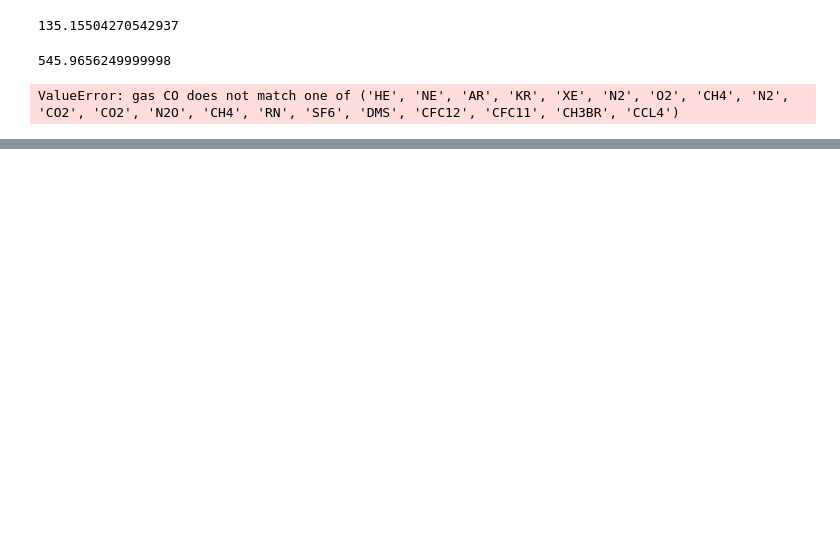
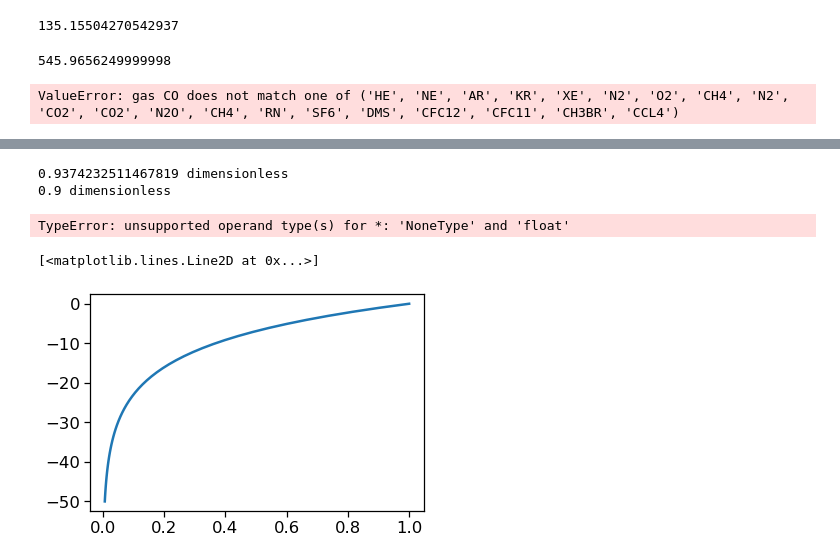
Before and after one commit to boom-lab/gasex-python, a Jupyter notebook: test functions.ipynb, the cells around one changed output, grey strips where cells are left out. Saved outputs shown, nothing was run; the diff lists cells and outputs as text; code cells hidden in the pictures; blank space fills up the shorter version.

```diff
--- a/test functions.ipynb
+++ b/test functions.ipynb
@@ -801,0 +865,15 @@ T.to('K')
+# %%
+L13(10e-6,10,33,30,slp=0.94,gas='N2O',rh=1.0,chi_atm=None, air_temperature=None, calculate_Sca=False)
+# %% [output]
+0.9374232511467819 dimensionless
+0.9 dimensionless
+TypeError: unsupported operand type(s) for *: 'NoneType' and 'float'
+# %%
+z = np.linspace(-50,0)
+z0 = 10
+Cb = np.exp(z/z0)
+
+plt.plot(Cb, z)
+# %% [output]
+[<matplotlib.lines.Line2D at 0x...>]
+[figure, added]
```
Also changed, not shown: parts of 14 cells of this notebook, 3 other files.
